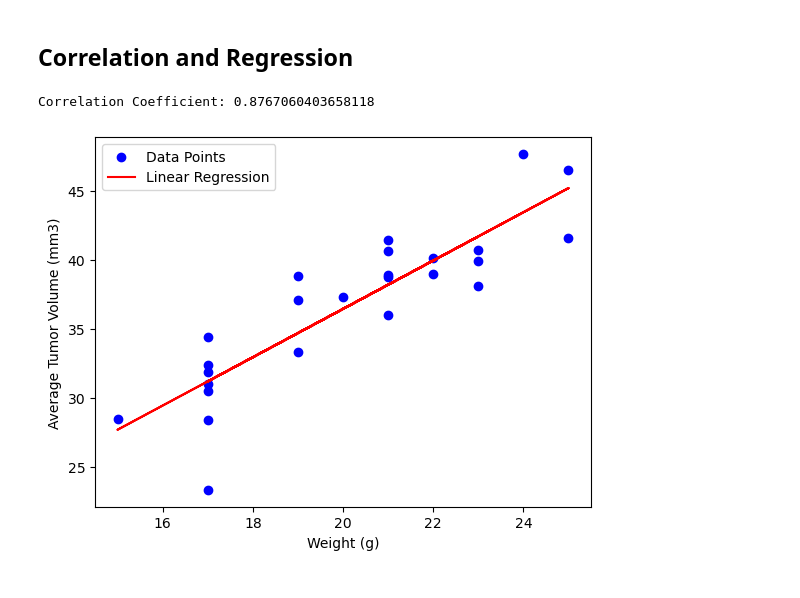
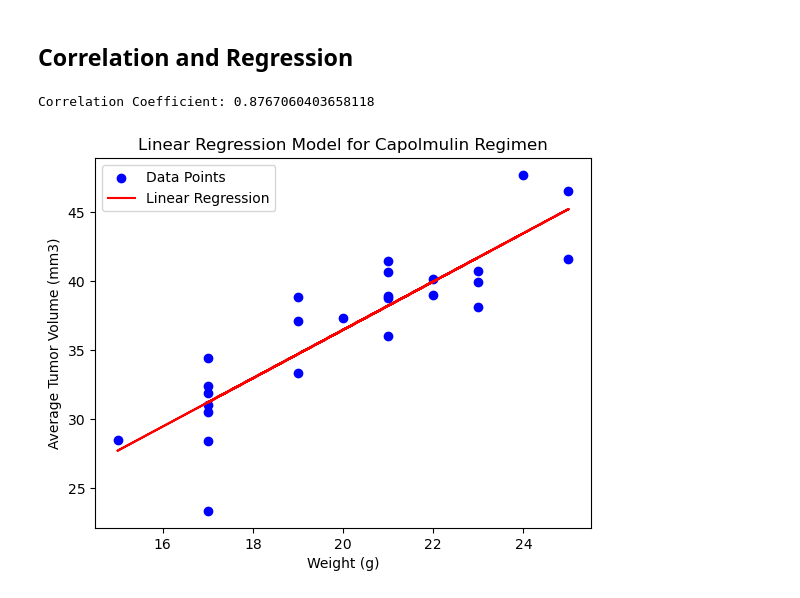
Before and after one commit to esbradshaw2/Pymaceuticals, a Jupyter notebook: pymaceuticals.ipynb, the cells around one changed output. Saved outputs shown, nothing was run; the diff lists cells and outputs as text; code cells hidden in the pictures.

```diff
--- a/pymaceuticals.ipynb
+++ b/pymaceuticals.ipynb
@@ -246,29 +251,28 @@ plt.show()
 # %%
-# Assuming you have a DataFrame called 'df' with columns 'Mouse Weight', 'Tumor Volume (mm3)', and 'Drug Regimen'
+# Calculate the correlation coefficient and a linear regression model
+# for mouse weight and average observed tumor volume for the entire Capomulin regimen
 
 # Filter the data for the Capomulin treatment regimen
 capomulin_data = merged_data[merged_data['Drug Regimen_x'] == 'Capomulin']
 
 # Calculate the correlation coefficient
 correlation = capomulin_data['Weight (g)'].corr(capomulin_data['Tumor Volume (mm3)_avg'])
 print(f"Correlation Coefficient: {correlation}")
 
 # Perform linear regression
 slope, intercept, r_value, p_value, std_err = linregress(capomulin_data['Weight (g)'], capomulin_data['Tumor Volume (mm3)_avg'])
 
 # Create scatter plot
 plt.scatter(capomulin_data['Weight (g)'], capomulin_data['Tumor Volume (mm3)_avg'], color='blue', label='Data Points')
 
 # Plot the linear regression line
 plt.plot(capomulin_data['Weight (g)'], slope * capomulin_data['Weight (g)'] + intercept, color='red', label='Linear Regression')
 
-# Add labels and title
+plt.title('Linear Regression Model for Capolmulin Regimen')
 plt.xlabel('Weight (g)')
 plt.ylabel('Average Tumor Volume (mm3)')
 plt.legend()
-
-# Display the plot
 plt.show()
 # %% [output]
 Correlation Coefficient: 0.8767060403658118
-[figure, old version]
+[figure, new version]
```
Also changed, not shown: parts of 12 cells of this notebook.
